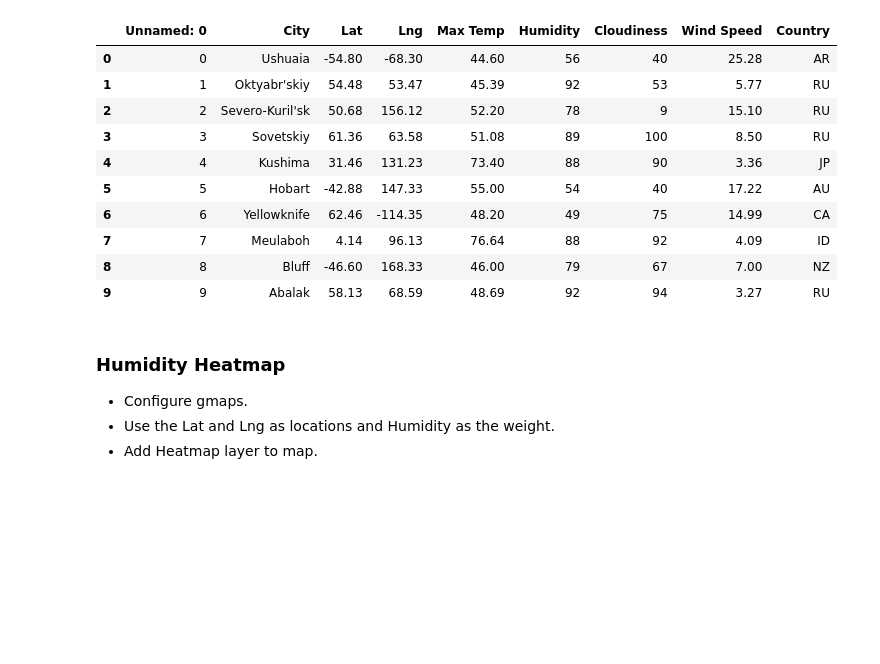
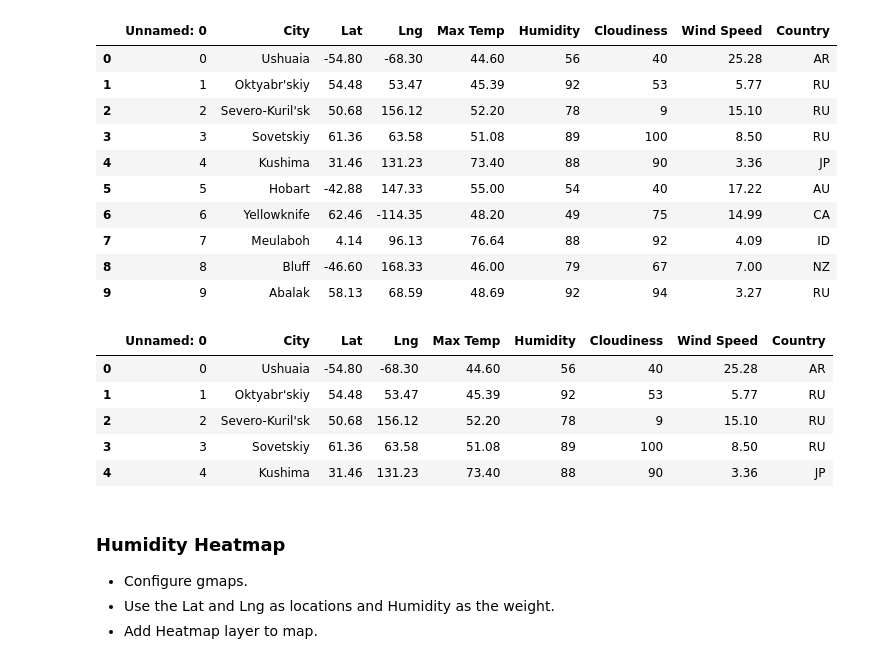
Before and after one commit to jinahporter/Python-API-challenge2, a Jupyter notebook: VacationPy.ipynb, the cells around one changed output. Cells and saved outputs as stored; diff of their text form; code cells hidden in the pictures; blank space fills up the shorter version.

Commit message:
weatherpy

```diff
--- a/VacationPy.ipynb
+++ b/VacationPy.ipynb
@@ -21,7 +26,7 @@ from api_keys import g_key
 ### Store Part I results into DataFrame
 * Load the csv exported in Part I to a DataFrame
 # %%
-data = pd.read_csv("weatherpy.csv")
+data = pd.read_csv("weatherpy.csv", sep=",")
 data.head(10)
 # %% [output]
 |  | Unnamed: 0 | City | Lat | Lng | Max Temp | Humidity | Cloudiness | Wind Speed | Country |
@@ -35,6 +40,16 @@ data.head(10)
 | 7 | 7 | Meulaboh | 4.14 | 96.13 | 76.64 | 88 | 92 | 4.09 | ID |
 | 8 | 8 | Bluff | -46.60 | 168.33 | 46.00 | 79 | 67 | 7.00 | NZ |
 | 9 | 9 | Abalak | 58.13 | 68.59 | 48.69 | 92 | 94 | 3.27 | RU |
+# %%
+data.dropna(inplace=True)
+data.head()
+# %% [output]
+|  | Unnamed: 0 | City | Lat | Lng | Max Temp | Humidity | Cloudiness | Wind Speed | Country |
+| 0 | 0 | Ushuaia | -54.80 | -68.30 | 44.60 | 56 | 40 | 25.28 | AR |
+| 1 | 1 | Oktyabr'skiy | 54.48 | 53.47 | 45.39 | 92 | 53 | 5.77 | RU |
+| 2 | 2 | Severo-Kuril'sk | 50.68 | 156.12 | 52.20 | 78 | 9 | 15.10 | RU |
+| 3 | 3 | Sovetskiy | 61.36 | 63.58 | 51.08 | 89 | 100 | 8.50 | RU |
+| 4 | 4 | Kushima | 31.46 | 131.23 | 73.40 | 88 | 90 | 3.36 | JP |
 # %% [markdown]
 ### Humidity Heatmap
 * Configure gmaps.
```
Also changed, not shown: parts of 4 cells of this notebook, 1 other file.
